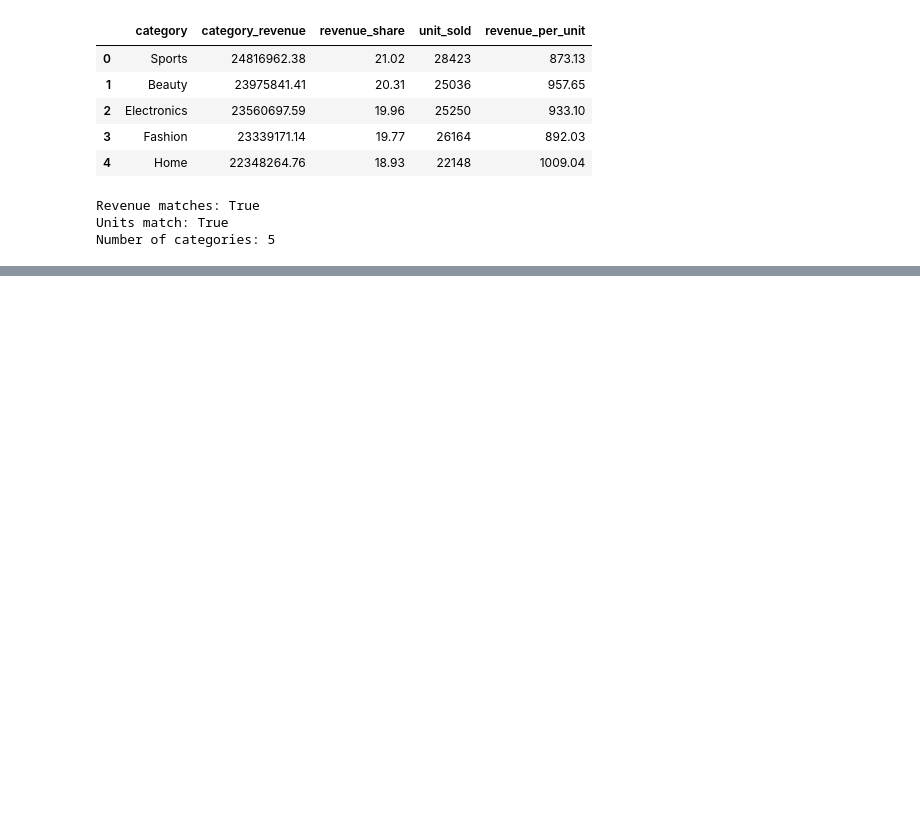
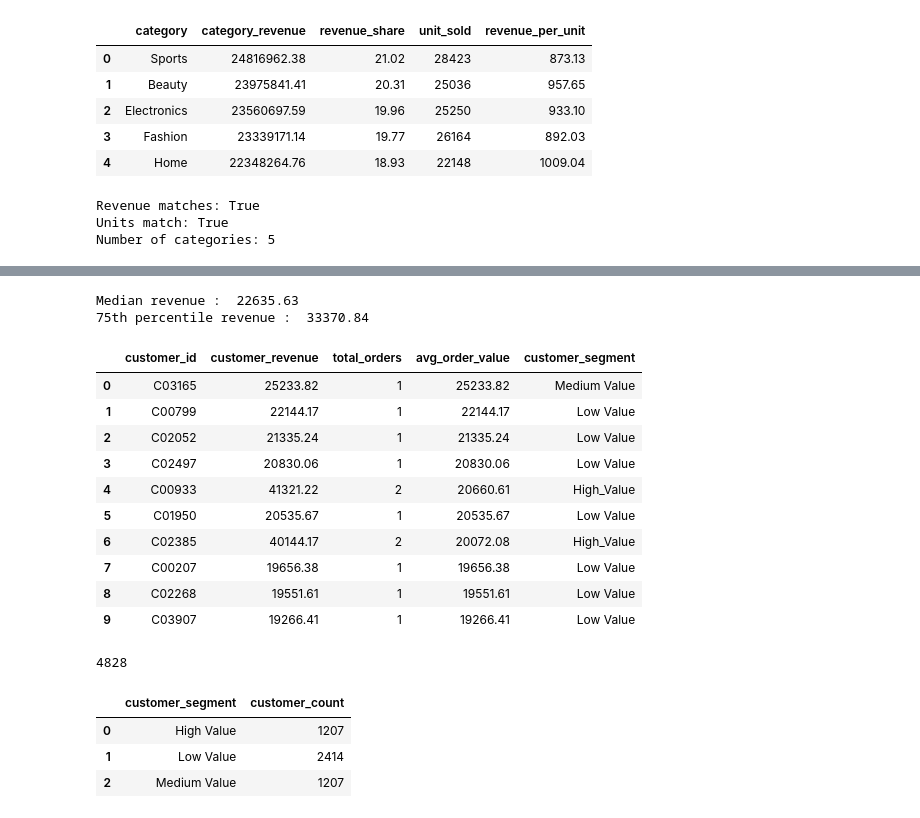
Before and after one commit to Mohammedvahith/E-commerce-Sales-Customer-Analytics, a Jupyter notebook: shopease-analytics/notebooks/03_eda.ipynb, the cells around one changed output, grey strips where cells are left out. Drawn from its saved outputs; the diff is of its cells as text; code cells hidden in the pictures; blank space fills up the shorter version.

```diff
--- a/shopease-analytics/notebooks/03_eda.ipynb
+++ b/shopease-analytics/notebooks/03_eda.ipynb
@@ -911,0 +1177,10 @@ Number of categories: 5
+# %%
+# Calculate average revenue per order
+
+customer_performance["avg_order_value"] =(
+    customer_performance["customer_revenue"]
+    /
+    customer_performance["total_orders"]
+).round(2)
+
+display(customer_performance.head(10))
@@ -911,0 +1199,9 @@ Number of categories: 5
+# %%
+# Rank customers by average order value
+
+customer_performance = customer_performance.sort_values(
+    by = "avg_order_value",
+    ascending = False
+).reset_index(drop = True)
+
+display(customer_performance.head(10))
@@ -911,0 +1265,39 @@ Number of categories: 5
+# %%
+# Create spending groups using quartiles
+
+q50 = customer_performance["customer_revenue"].quantile(0.50)
+q75 = customer_performance["customer_revenue"].quantile(0.75)
+
+print("Median revenue : ",round(q50,2))
+print("75th percentile revenue : ",round(q75,2))
+# %% [output]
+Median revenue :  22635.63
+75th percentile revenue :  33370.84
+# %%
+# Now create the customer segments:
+
+def classify_customer(revenue):
+    if revenue >= q75:
+        return "High_Value"
+    elif revenue >=q50:
+        return "Medium Value"
+    else:
+        return "Low Value"
+
+customer_performance["customer_segment"] = (
+    customer_performance["customer_revenue"].apply(classify_customer)
+)
+
+display(customer_performance.head(10))
+# %% [output]
+|  | customer_id | customer_revenue | total_orders | avg_order_value | customer_segment |
+| 0 | C03165 | 25233.82 | 1 | 25233.82 | Medium Value |
+| 1 | C00799 | 22144.17 | 1 | 22144.17 | Low Value |
+| 2 | C02052 | 21335.24 | 1 | 21335.24 | Low Value |
+| 3 | C02497 | 20830.06 | 1 | 20830.06 | Low Value |
+| 4 | C00933 | 41321.22 | 2 | 20660.61 | High_Value |
+| 5 | C01950 | 20535.67 | 1 | 20535.67 | Low Value |
+| 6 | C02385 | 40144.17 | 2 | 20072.08 | High_Value |
+| 7 | C00207 | 19656.38 | 1 | 19656.38 | Low Value |
+| 8 | C02268 | 19551.61 | 1 | 19551.61 | Low Value |
+| 9 | C03907 | 19266.41 | 1 | 19266.41 | Low Value |
@@ -911,0 +1306,19 @@ Number of categories: 5
+# %%
+customer_performance["customer_id"].nunique()
+# %% [output]
+4828
+# %%
+# Count customers in each segments
+
+segment_summary = (
+    customer_performance.groupby("customer_segment")["customer_id"]
+    .nunique()
+    .reset_index(name = "customer_count")
+)
+
+display(segment_summary)
+# %% [output]
+|  | customer_segment | customer_count |
+| 0 | High Value | 1207 |
+| 1 | Low Value | 2414 |
+| 2 | Medium Value | 1207 |
```
Also changed, not shown: parts of 41 cells of this notebook.
